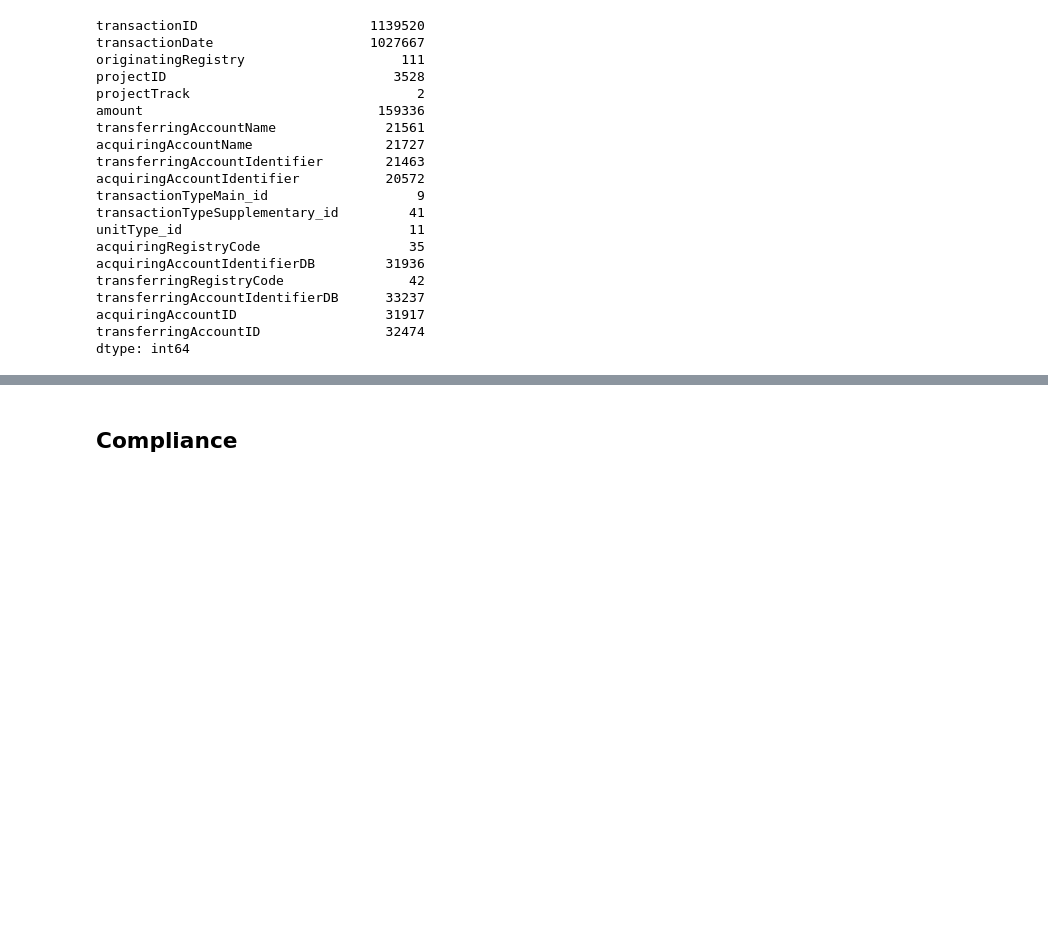
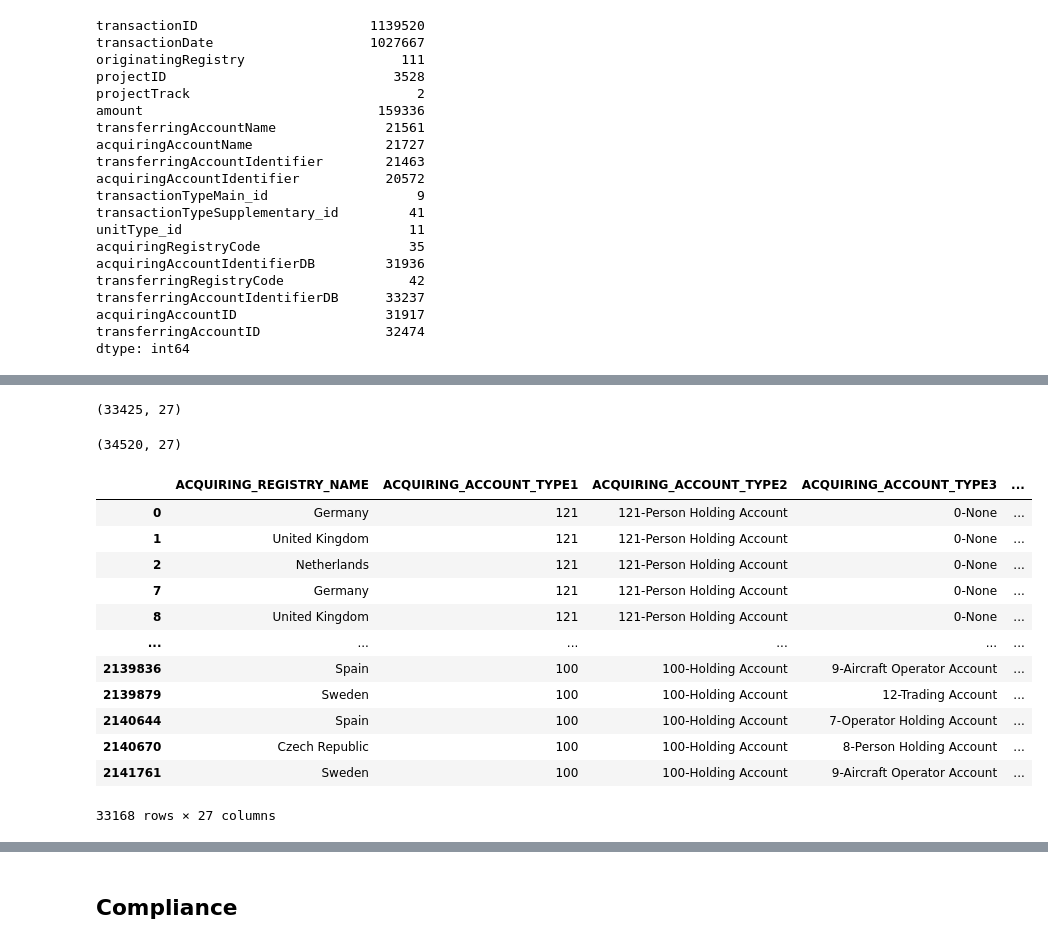
Before and after one commit to atr-tapia/ETS_repo, a Jupyter notebook: notebooks/union_registries_dfs.ipynb, the cells around one changed output, grey strips where cells are left out. Saved outputs shown, nothing was run; the diff lists cells and outputs as text; code cells hidden in the pictures; blank space fills up the shorter version.

```diff
--- a/notebooks/union_registries_dfs.ipynb
+++ b/notebooks/union_registries_dfs.ipynb
@@ -315,0 +336,2 @@ dtype: int64
+# %%
+df_acq= df_eutl_2022.filter(regex=r'^ACQUIRING_').drop_duplicates()
@@ -315,0 +354,26 @@ dtype: int64
+# %%
+df_acq.shape
+# %% [output]
+(33425, 27)
+# %%
+df_trans = df_eutl_2022.filter(regex=r'^TRANSFERRING_').drop_duplicates()
+# %%
+df_trans.shape
+# %% [output]
+(34520, 27)
+# %%
+df_acq[df_acq['ACQUIRING_ACCOUNT_IDENTIFIER'].isin(df_trans['TRANSFERRING_ACCOUNT_IDENTIFIER'])]
+# %% [output]
+|  | ACQUIRING_REGISTRY_NAME | ACQUIRING_ACCOUNT_TYPE1 | ACQUIRING_ACCOUNT_TYPE2 | ACQUIRING_ACCOUNT_TYPE3 | ... |
+| 0 | Germany | 121 | 121-Person Holding Account | 0-None | ... |
+| 1 | United Kingdom | 121 | 121-Person Holding Account | 0-None | ... |
+| 2 | Netherlands | 121 | 121-Person Holding Account | 0-None | ... |
+| 7 | Germany | 121 | 121-Person Holding Account | 0-None | ... |
+| 8 | United Kingdom | 121 | 121-Person Holding Account | 0-None | ... |
+| ... | ... | ... | ... | ... | ... |
+| 2139836 | Spain | 100 | 100-Holding Account | 9-Aircraft Operator Account | ... |
+| 2139879 | Sweden | 100 | 100-Holding Account | 12-Trading Account | ... |
+| 2140644 | Spain | 100 | 100-Holding Account | 7-Operator Holding Account | ... |
+| 2140670 | Czech Republic | 100 | 100-Holding Account | 8-Person Holding Account | ... |
+| 2141761 | Sweden | 100 | 100-Holding Account | 9-Aircraft Operator Account | ... |
+33168 rows × 27 columns
```
Also changed, not shown: parts of 20 cells of this notebook, 1 other file.
